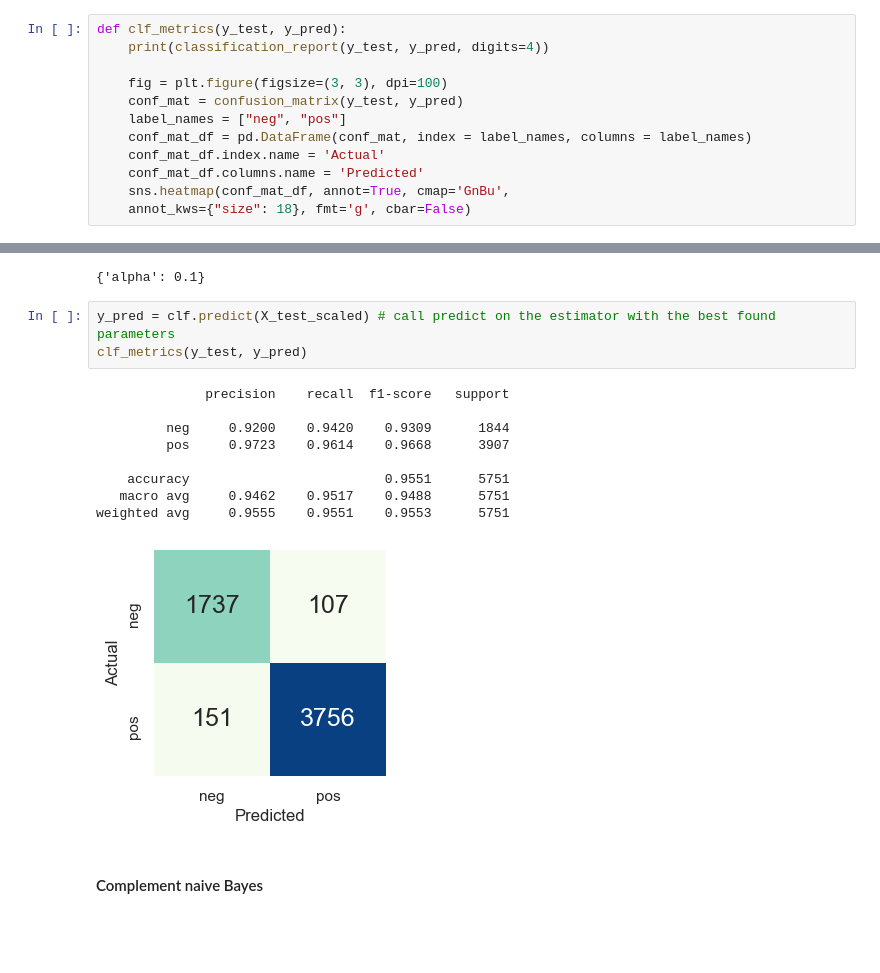
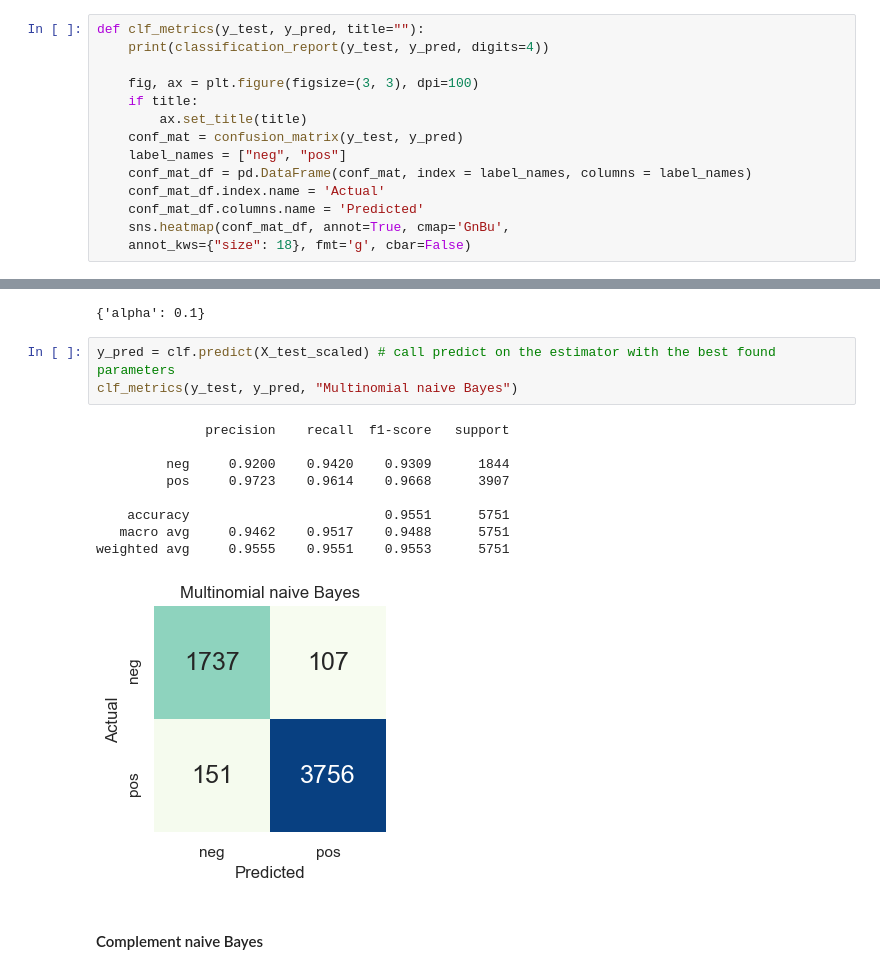
Before and after one commit to manuelemacchia/hotel-sentiment-analysis, a Jupyter notebook: classifier.ipynb, the cells around one changed output, grey strips where cells are left out. Saved outputs shown, nothing was run; the diff lists cells and outputs as text; blank space fills up the shorter version.

```diff
--- a/classifier.ipynb
+++ b/classifier.ipynb
@@ -279,10 +279,12 @@ print(f"Training samples: {X_train.shape[0]} Test samples: {X_test.shape[0]}")
 # %% [output]
 Training samples: 23003 Test samples: 5751
 # %%
-def clf_metrics(y_test, y_pred):
+def clf_metrics(y_test, y_pred, title=""):
     print(classification_report(y_test, y_pred, digits=4))
 
-    fig = plt.figure(figsize=(3, 3), dpi=100)
+    fig, ax = plt.figure(figsize=(3, 3), dpi=100)
+    if title:
+        ax.set_title(title)
     conf_mat = confusion_matrix(y_test, y_pred)
     label_names = ["neg", "pos"]
     conf_mat_df = pd.DataFrame(conf_mat, index = label_names, columns = label_names)
@@ -339,17 +341,17 @@ clf.best_params_
 {'alpha': 0.1}
 # %%
 y_pred = clf.predict(X_test_scaled) # call predict on the estimator with the best found parameters
-clf_metrics(y_test, y_pred)
+clf_metrics(y_test, y_pred, "Multinomial naive Bayes")
 # %% [output]
               precision    recall  f1-score   support
 
          neg     0.9200    0.9420    0.9309      1844
          pos     0.9723    0.9614    0.9668      3907
 
     accuracy                         0.9551      5751
    macro avg     0.9462    0.9517    0.9488      5751
 weighted avg     0.9555    0.9551    0.9553      5751
-[figure, old version]
+[figure, new version]
 # %% [markdown]
 #### Complement naive Bayes
 # %%
```
Also changed, not shown: parts of 2 cells of this notebook.
